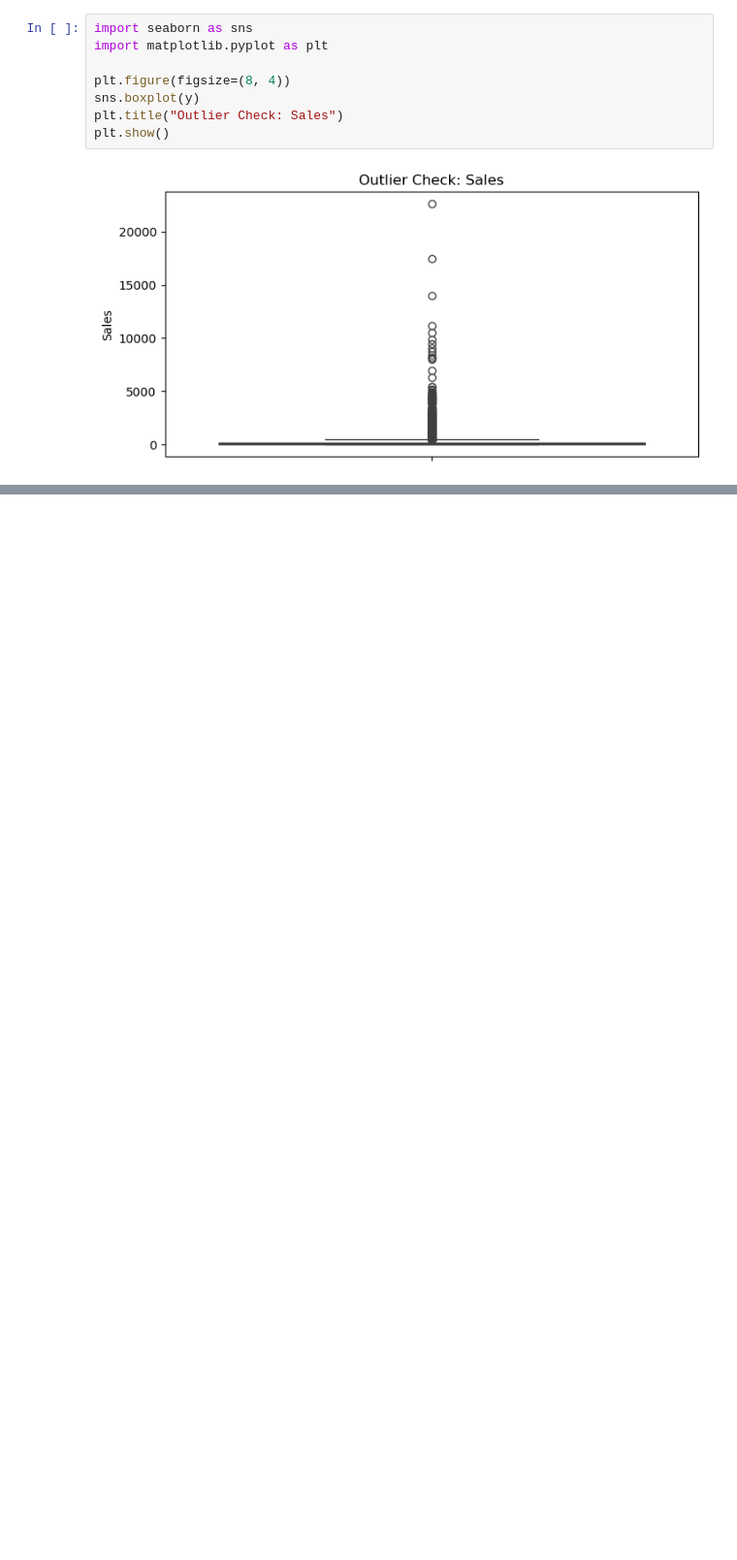
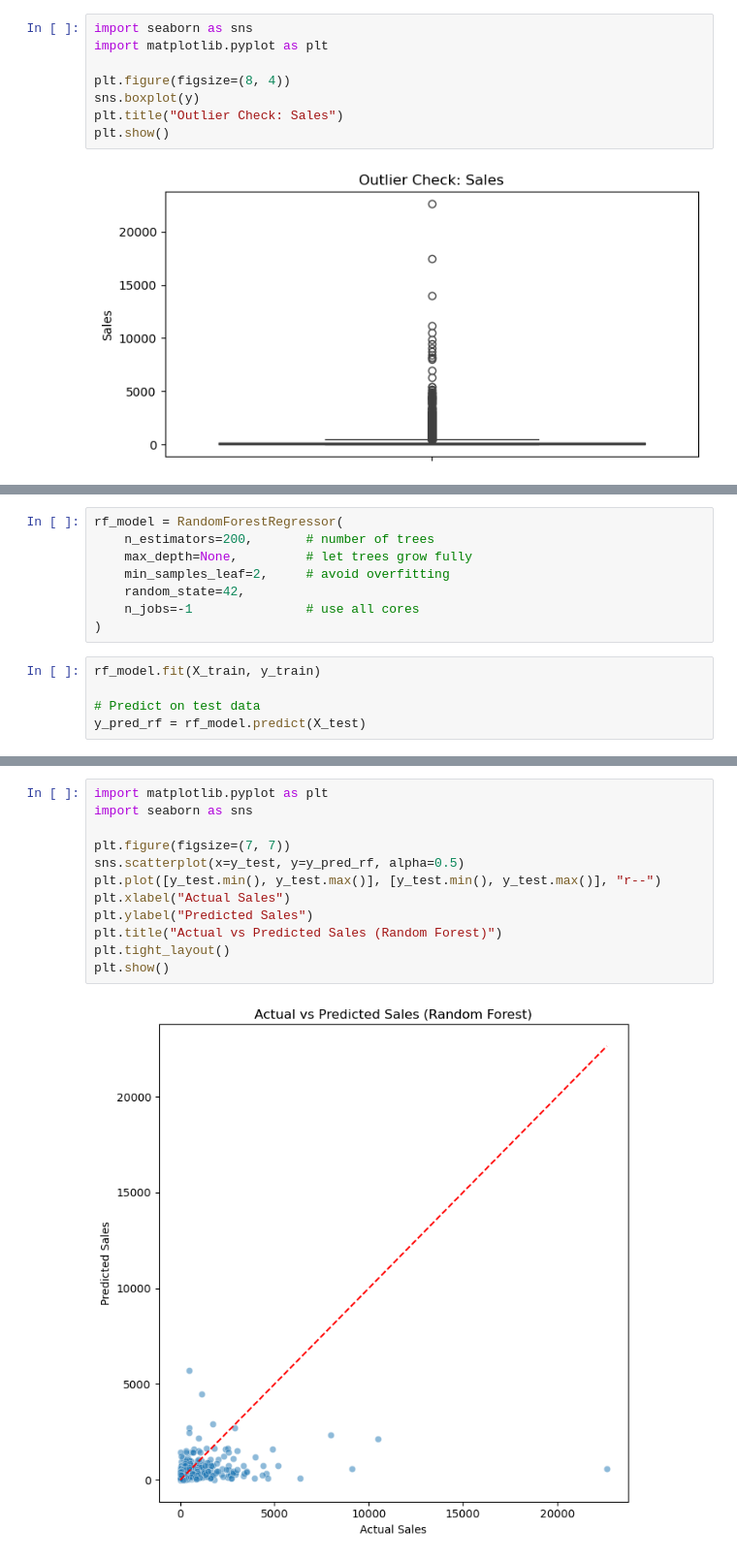
Before and after one commit to Ayush080-bct/Superstore-data-pipeline, a Jupyter notebook: ml/ml.ipynb, the cells around one changed output, grey strips where cells are left out. Shown at 97% size. Cells and saved outputs as stored; diff of their text form; blank space fills up the shorter version.

```diff
--- a/ml/ml.ipynb
+++ b/ml/ml.ipynb
@@ -310,0 +323,13 @@ plt.show()
+# %%
+rf_model = RandomForestRegressor(
+    n_estimators=200,       # number of trees
+    max_depth=None,         # let trees grow fully
+    min_samples_leaf=2,     # avoid overfitting
+    random_state=42,
+    n_jobs=-1               # use all cores
+)
+# %%
+rf_model.fit(X_train, y_train)
+
+# Predict on test data
+y_pred_rf = rf_model.predict(X_test)
@@ -310,0 +349,14 @@ plt.show()
+# %%
+import matplotlib.pyplot as plt
+import seaborn as sns
+
+plt.figure(figsize=(7, 7))
+sns.scatterplot(x=y_test, y=y_pred_rf, alpha=0.5)
+plt.plot([y_test.min(), y_test.max()], [y_test.min(), y_test.max()], "r--")
+plt.xlabel("Actual Sales")
+plt.ylabel("Predicted Sales")
+plt.title("Actual vs Predicted Sales (Random Forest)")
+plt.tight_layout()
+plt.show()
+# %% [output]
+[figure, added]
```
Also changed, not shown: parts of 24 cells of this notebook.
